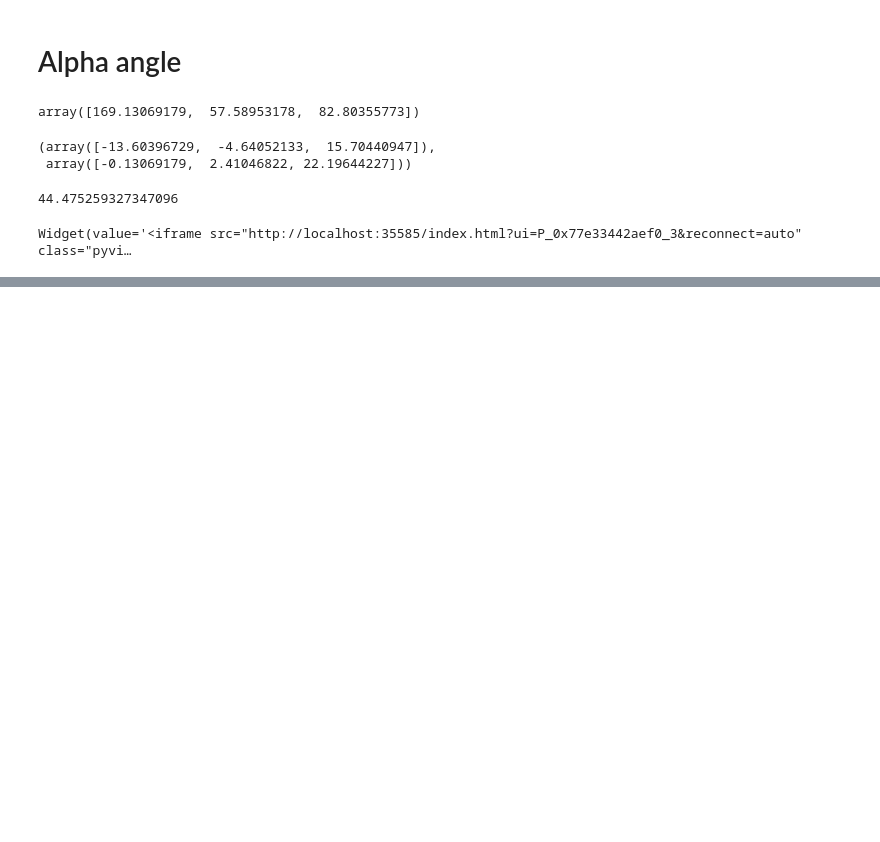
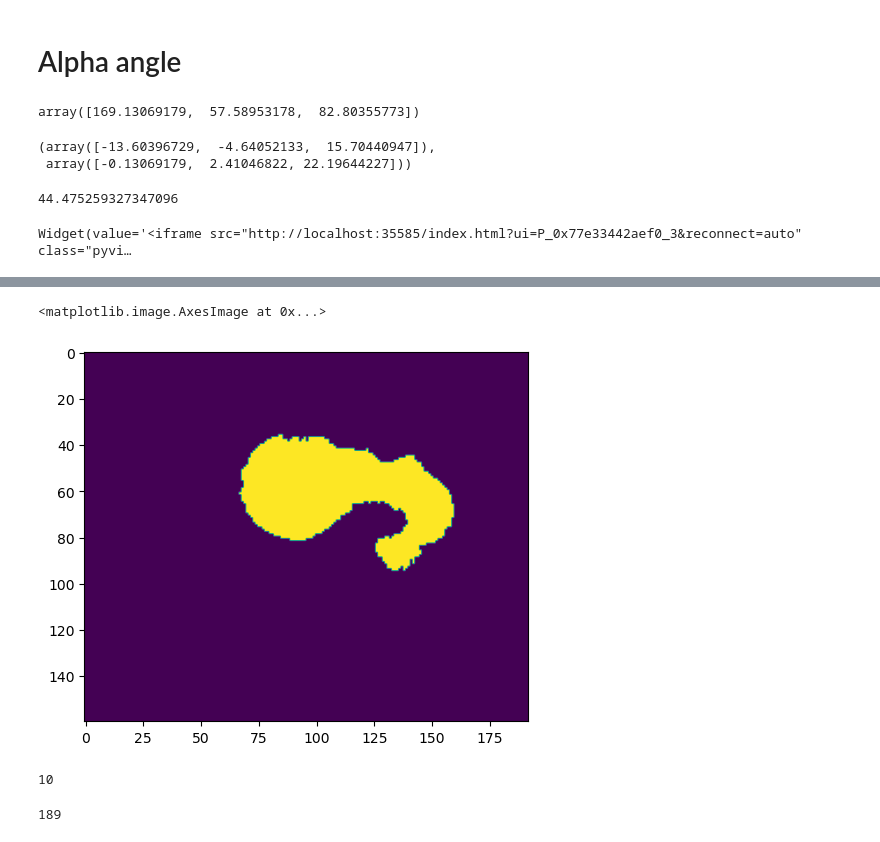
Before and after one commit to swestfechtel/morphometry, a Jupyter notebook: cookbook.ipynb, the cells around one changed output, grey strips where cells are left out. Cells and saved outputs as stored; diff of their text form; code cells hidden in the pictures; blank space fills up the shorter version.

```diff
--- a/cookbook.ipynb
+++ b/cookbook.ipynb
@@ -255,0 +304,15 @@ p.close()
+# %%
+plt.imshow(right_femur[int(right_fhc[0])])
+# %% [output]
+<matplotlib.image.AxesImage at 0x...>
+[figure, added]
+# %%
+slice_gap = abs(int(left_fhc[0]) - int(right_fhc[0]))
+slice_gap
+# %% [output]
+10
+# %%
+correct_slice = min(int(left_fhc[0]), int(right_fhc[0])) + slice_gap // 2
+correct_slice
+# %% [output]
+189
```
Also changed, not shown: parts of 30 cells of this notebook, 1 other file.
